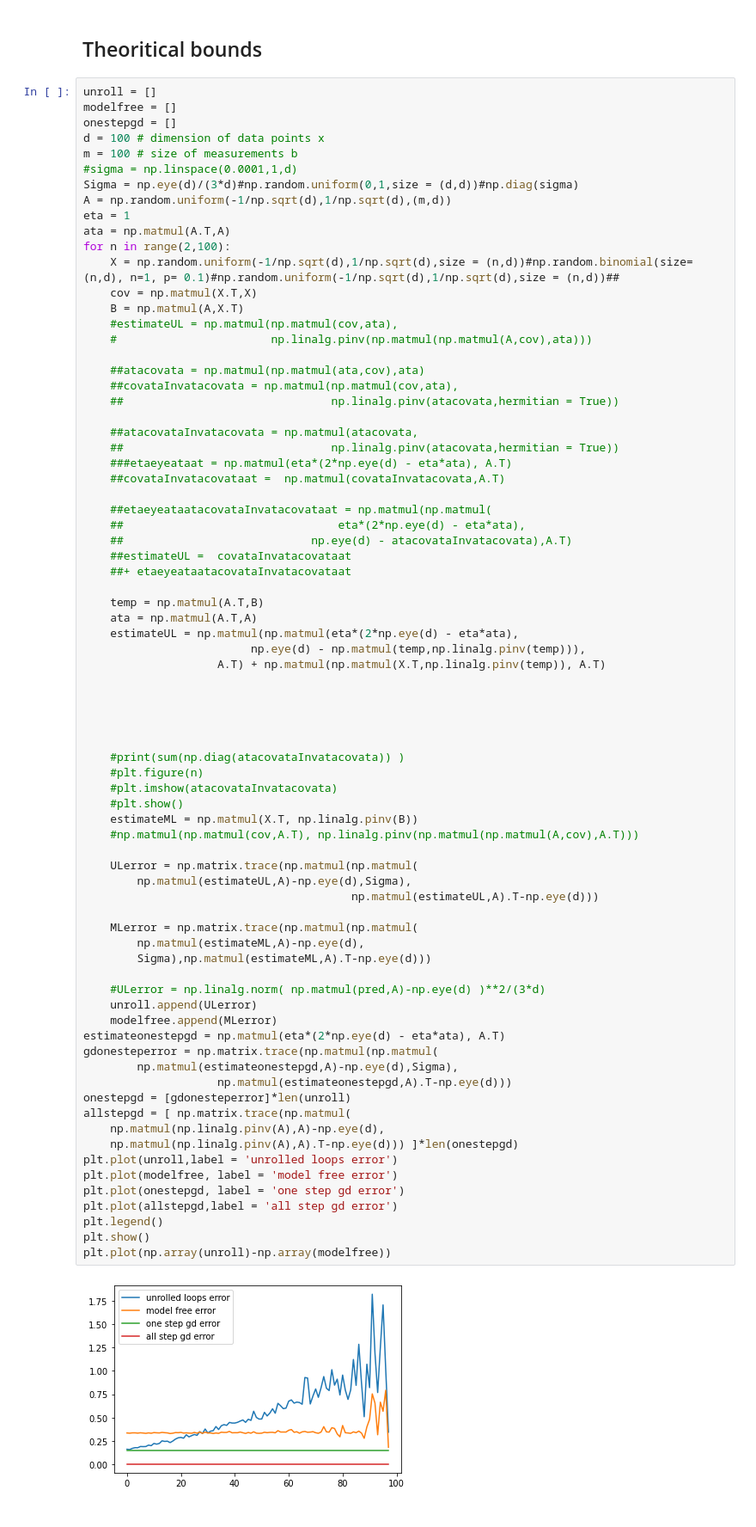
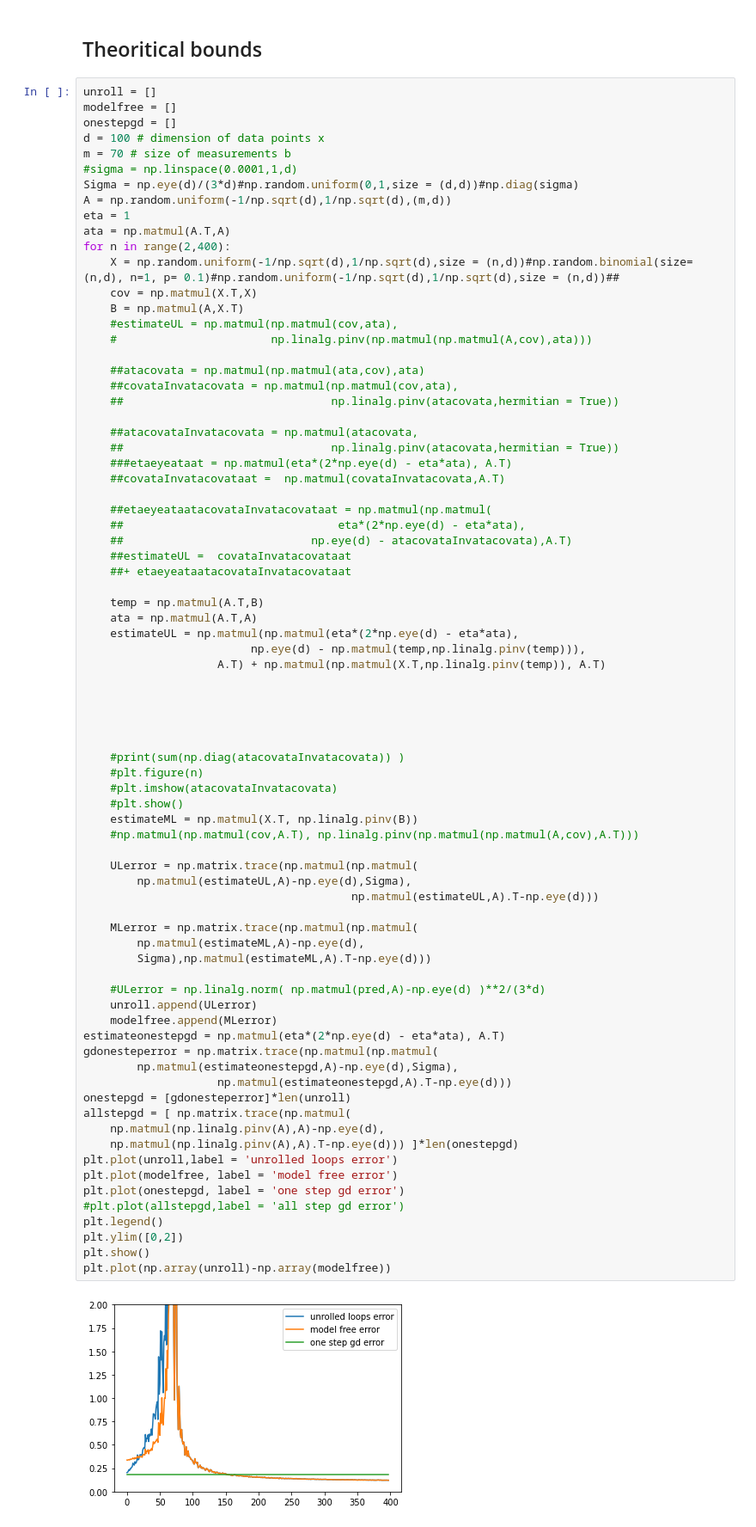
Before and after one commit to siddpiku/unrolledLOOPS, a Jupyter notebook: Unrolled loops.ipynb, the cells around one changed output. Shown: that part at 86% size. Saved outputs shown, nothing was run; the diff lists cells and outputs as text.

```diff
--- a/Unrolled loops.ipynb
+++ b/Unrolled loops.ipynb
@@ -199,13 +199,13 @@ unroll = []
 modelfree = []
 onestepgd = []
 d = 100 # dimension of data points x
-m = 100 # size of measurements b
+m = 70 # size of measurements b
 #sigma = np.linspace(0.0001,1,d)
 Sigma = np.eye(d)/(3*d)#np.random.uniform(0,1,size = (d,d))#np.diag(sigma)
 A = np.random.uniform(-1/np.sqrt(d),1/np.sqrt(d),(m,d))
 eta = 1
 ata = np.matmul(A.T,A)
-for n in range(2,100):
+for n in range(2,400):
     X = np.random.uniform(-1/np.sqrt(d),1/np.sqrt(d),size = (n,d))#np.random.binomial(size=(n,d), n=1, p= 0.1)#np.random.uniform(-1/np.sqrt(d),1/np.sqrt(d),size = (n,d))##
     cov = np.matmul(X.T,X)
     B = np.matmul(A,X.T)
@@ -243,33 +243,34 @@ for n in range(2,100):
     #plt.show()
     estimateML = np.matmul(X.T, np.linalg.pinv(B))
     #np.matmul(np.matmul(cov,A.T), np.linalg.pinv(np.matmul(np.matmul(A,cov),A.T)))
 
     ULerror = np.matrix.trace(np.matmul(np.matmul(
         np.matmul(estimateUL,A)-np.eye(d),Sigma),
                                         np.matmul(estimateUL,A).T-np.eye(d)))
 
     MLerror = np.matrix.trace(np.matmul(np.matmul(
         np.matmul(estimateML,A)-np.eye(d),
         Sigma),np.matmul(estimateML,A).T-np.eye(d)))
 
     #ULerror = np.linalg.norm( np.matmul(pred,A)-np.eye(d) )**2/(3*d)
     unroll.append(ULerror)
     modelfree.append(MLerror)
 estimateonestepgd = np.matmul(eta*(2*np.eye(d) - eta*ata), A.T)
 gdonesteperror = np.matrix.trace(np.matmul(np.matmul(
         np.matmul(estimateonestepgd,A)-np.eye(d),Sigma),
                     np.matmul(estimateonestepgd,A).T-np.eye(d)))
 onestepgd = [gdonesteperror]*len(unroll)
 allstepgd = [ np.matrix.trace(np.matmul(
     np.matmul(np.linalg.pinv(A),A)-np.eye(d),
     np.matmul(np.linalg.pinv(A),A).T-np.eye(d))) ]*len(onestepgd)
 plt.plot(unroll,label = 'unrolled loops error')
 plt.plot(modelfree, label = 'model free error')
 plt.plot(onestepgd, label = 'one step gd error')
-plt.plot(allstepgd,label = 'all step gd error')
+#plt.plot(allstepgd,label = 'all step gd error')
 plt.legend()
+plt.ylim([0,2])
 plt.show()
 plt.plot(np.array(unroll)-np.array(modelfree))
 # %% [output]
-[figure, old version]
+[figure, new version]
 [<matplotlib.lines.Line2D at 0x...>]
```
Also changed, not shown: parts of 3 cells of this notebook.
